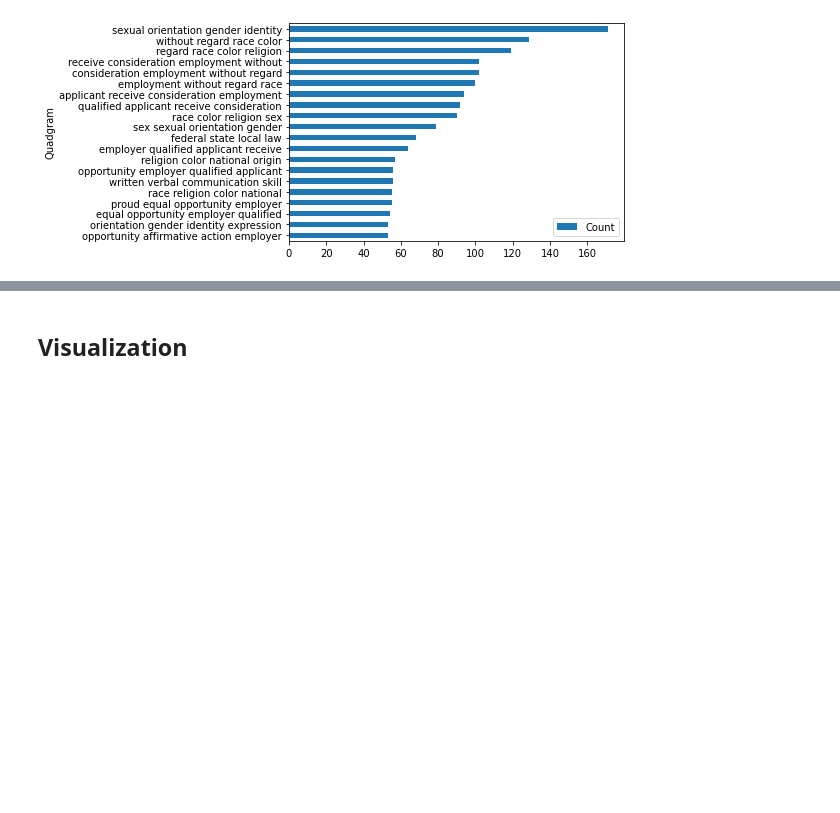
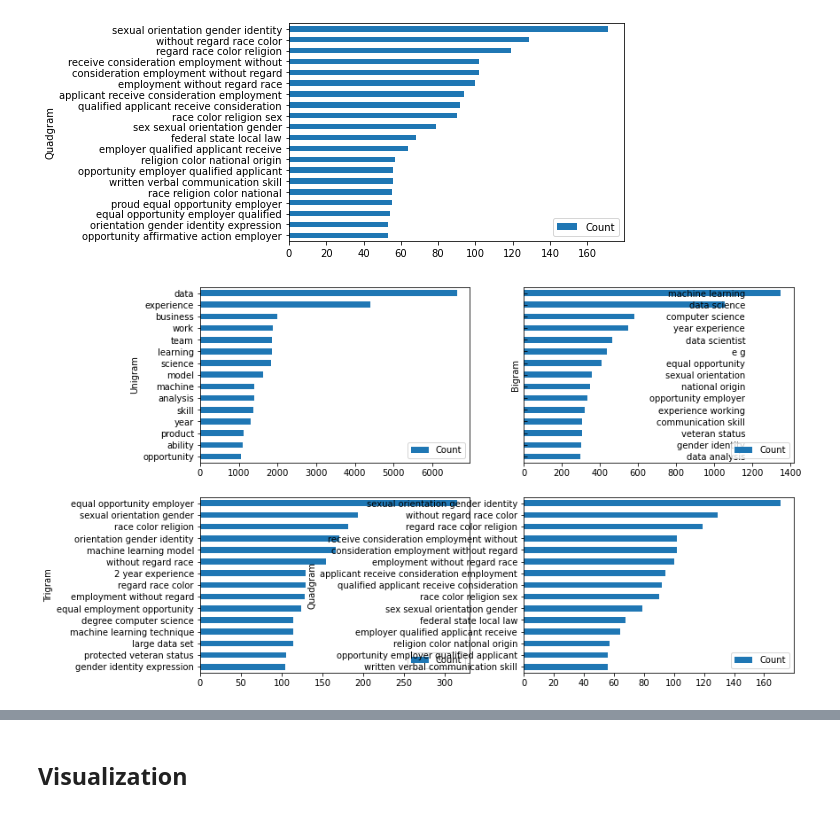
Before and after one commit to duonghung86/Pattern_recognition, a Jupyter notebook: Project/2_Word Cloud.ipynb, the cells around one changed output, grey strips where cells are left out. Saved outputs shown, nothing was run; the diff lists cells and outputs as text; code cells hidden in the pictures; blank space fills up the shorter version.

```diff
--- a/Project/2_Word Cloud.ipynb
+++ b/Project/2_Word Cloud.ipynb
@@ -232,3 +232,18 @@ df_qg[:20][::-1].plot.barh(x='Quadgram',y='Count')
 plt.show()
 # %% [output]
 [figure]
+# %%
+plt.figure(figsize=(12,8))
+top = 15
+ax = plt.subplot(2,2,1)
+df_uni[:top][::-1].plot.barh(x='Unigram',y='Count',ax=ax)
+ax2 = plt.subplot(2,2,2)
+df_bg[:top][::-1].plot.barh(x='Bigram',y='Count',ax=ax2)
+ax2.tick_params(axis="y",direction="in", pad=-250)
+ax3 = plt.subplot(2,2,3)
+df_tg[:top][::-1].plot.barh(x='Trigram',y='Count',ax=ax3)
+ax4 = plt.subplot(2,2,4)
+df_qg[:top][::-1].plot.barh(x='Quadgram',y='Count',ax=ax4)
+plt.show()
+# %% [output]
+[figure, added]
```
Also changed, not shown: parts of 4 cells of this notebook, 13 other files.
